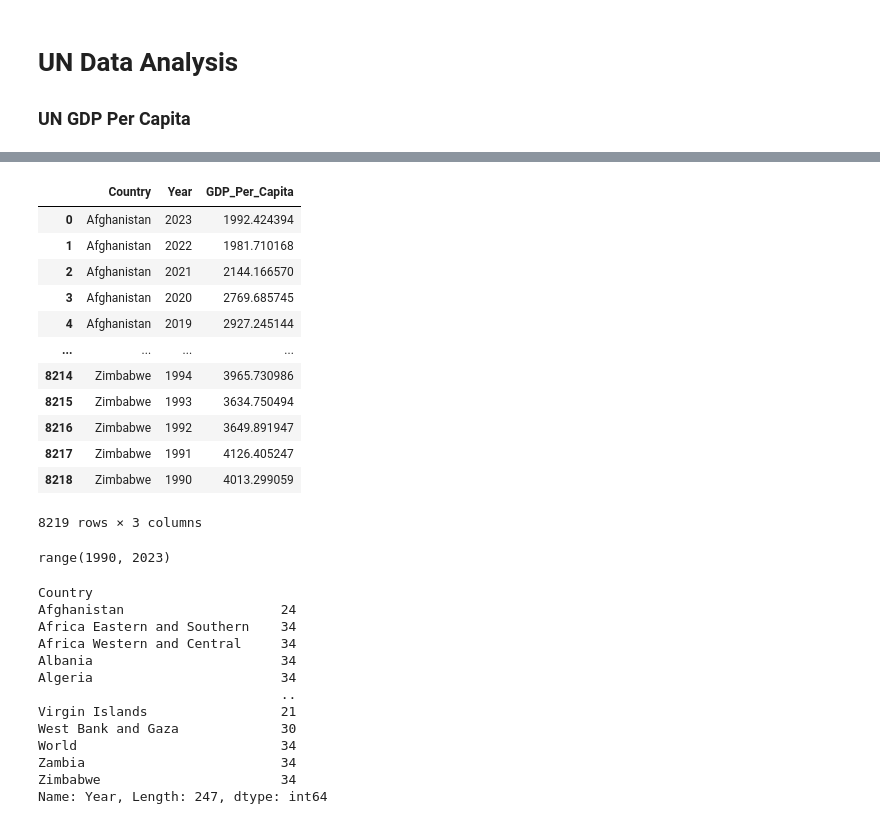
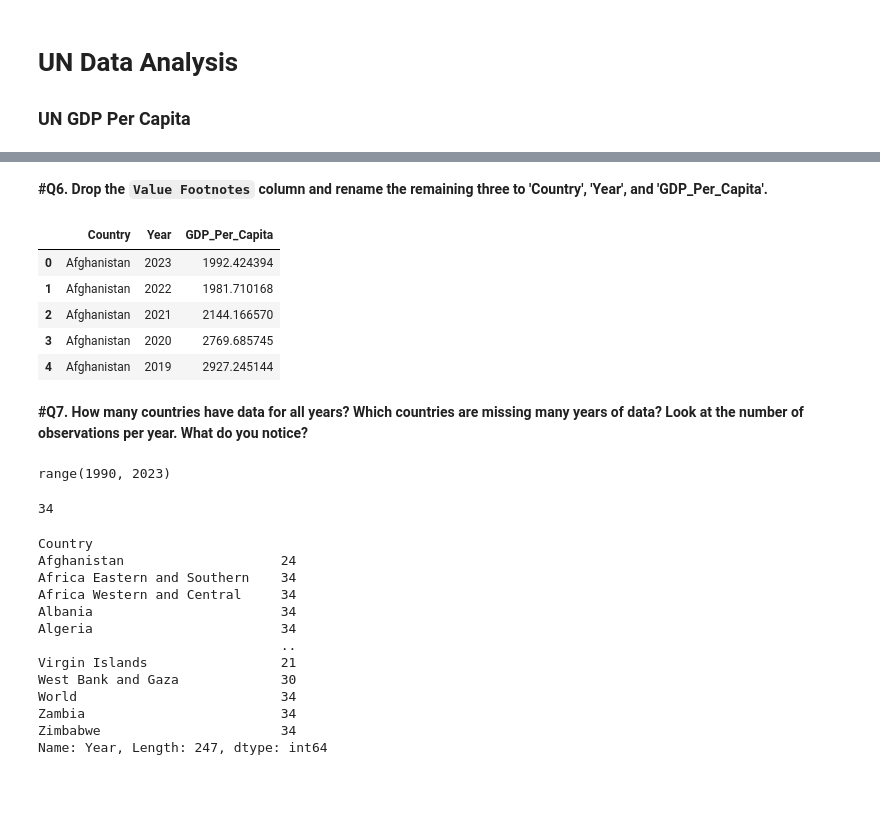
Before and after one commit to NSS-Data-Analytics-Cohort-15/un-exploration-ybayeh, a Jupyter notebook: notebooks/UNdata_yille.ipynb, the cells around one changed output, grey strips where cells are left out. Cells and saved outputs as stored; diff of their text form; code cells hidden in the pictures; blank space fills up the shorter version.

```diff
--- a/notebooks/UNdata_yille.ipynb
+++ b/notebooks/UNdata_yille.ipynb
@@ -29,21 +32,16 @@ dtype: object
+# %% [markdown]
+__#Q6. Drop the `Value Footnotes` column and rename the remaining three to 'Country', 'Year', and 'GDP_Per_Capita'.__
 # %%
 #Dropping Value Footnotes
 gdp_df.drop('Value Footnotes', axis=1, inplace=True)
 # %%
-#rename the three columns to 'Country', 'Year', and 'GDP_Per_Capita'
-gdp_df=gdp_df.rename(columns={'Country or Area': 'Country', 'Year': 'Year', 'Value': 'GDP_Per_Capita'})
-gdp_df
+#Rename the three columns to 'Country', 'Year', and 'GDP_Per_Capita'
+gdp_df=gdp_df.rename(columns={'Country or Area': 'Country', 'Value': 'GDP_Per_Capita'})
+gdp_df.head()
 # %% [output]
 |  | Country | Year | GDP_Per_Capita |
 | 0 | Afghanistan | 2023 | 1992.424394 |
 | 1 | Afghanistan | 2022 | 1981.710168 |
 | 2 | Afghanistan | 2021 | 2144.166570 |
 | 3 | Afghanistan | 2020 | 2769.685745 |
 | 4 | Afghanistan | 2019 | 2927.245144 |
-| ... | ... | ... | ... |
-| 8214 | Zimbabwe | 1994 | 3965.730986 |
-| 8215 | Zimbabwe | 1993 | 3634.750494 |
-| 8216 | Zimbabwe | 1992 | 3649.891947 |
-| 8217 | Zimbabwe | 1991 | 4126.405247 |
-| 8218 | Zimbabwe | 1990 | 4013.299059 |
-8219 rows × 3 columns
@@ -54,8 +48,16 @@ gdp_df
+# %% [markdown]
+__#Q7. How many countries have data for all years?
+Which countries are missing many years of data? Look at the number of observations per year.
+What do you notice?__
 # %%
 #the range of years
 range(gdp_df['Year'].min(), gdp_df['Year'].max())
 # %% [output]
 range(1990, 2023)
+# %%
+gdp_df['Year'].nunique()
+# %% [output]
+34
 # %%
 all_years = gdp_df['Year'].unique()
 # %%
```
Also changed, not shown: parts of 78 cells of this notebook.
